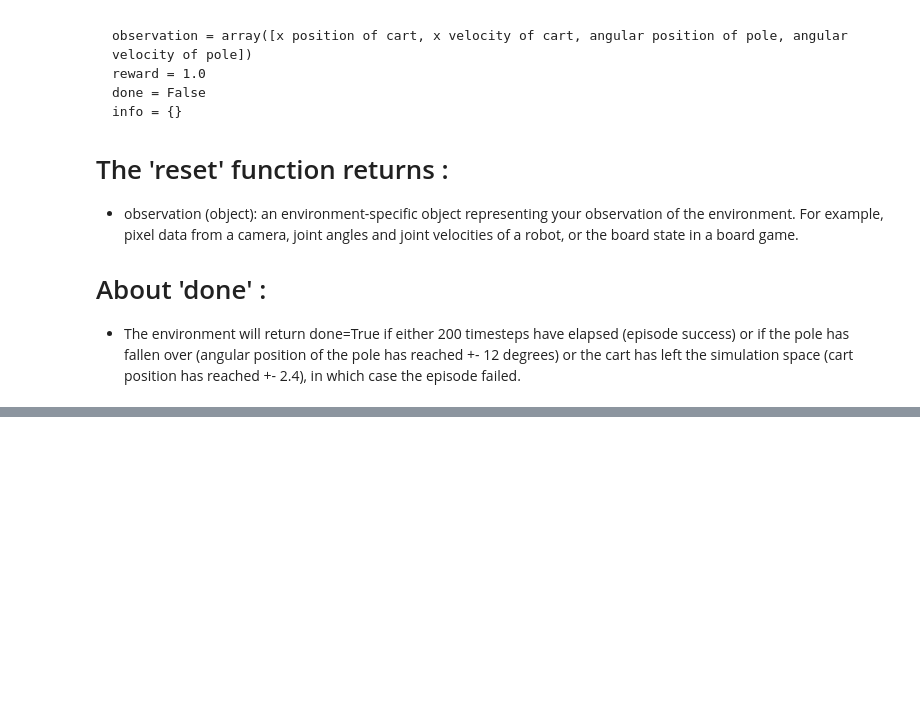
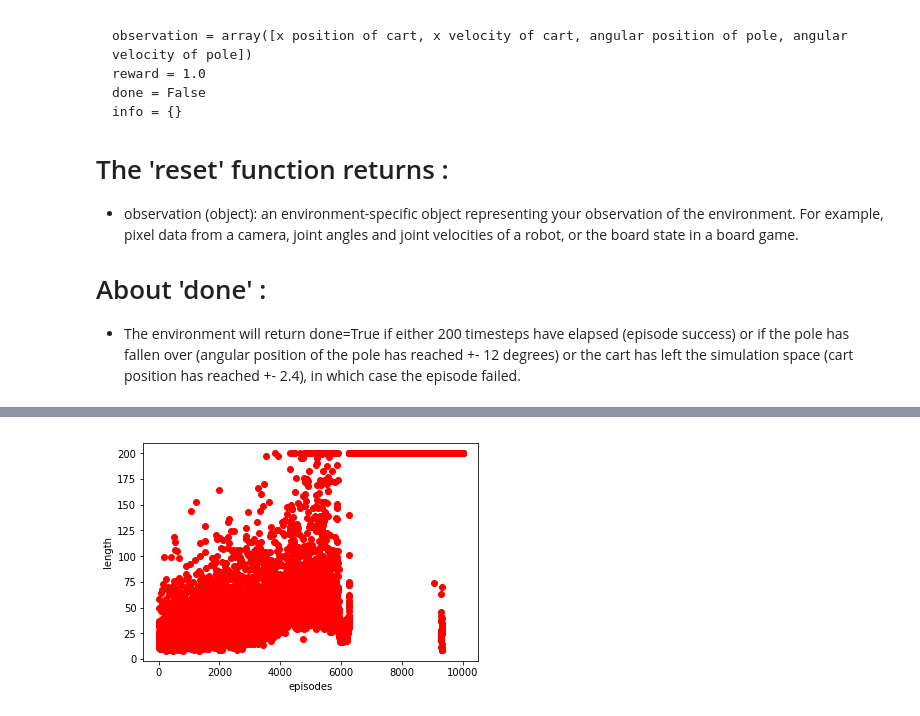
Before and after one commit to lequievre/pybullet_tests, a Jupyter notebook: tests_pytorch/test_cartpole.ipynb, the cells around one changed output, grey strips where cells are left out. Saved outputs shown, nothing was run; the diff lists cells and outputs as text; code cells hidden in the pictures; blank space fills up the shorter version.

```diff
--- a/tests_pytorch/test_cartpole.ipynb
+++ b/tests_pytorch/test_cartpole.ipynb
@@ -508,0 +526,11 @@ agent.save_trained_model("cartpole-dqn.pth")
+# %%
+# Plot length of episodes after training
+
+plt.xlabel('episodes')
+plt.ylabel('length')
+
+t = np.arange(0, episodes, 1)
+plt.plot(t,episode_len_list,'ro')
+plt.show()
+# %% [output]
+[figure, added]
```
Also changed, not shown: parts of 8 cells of this notebook.
